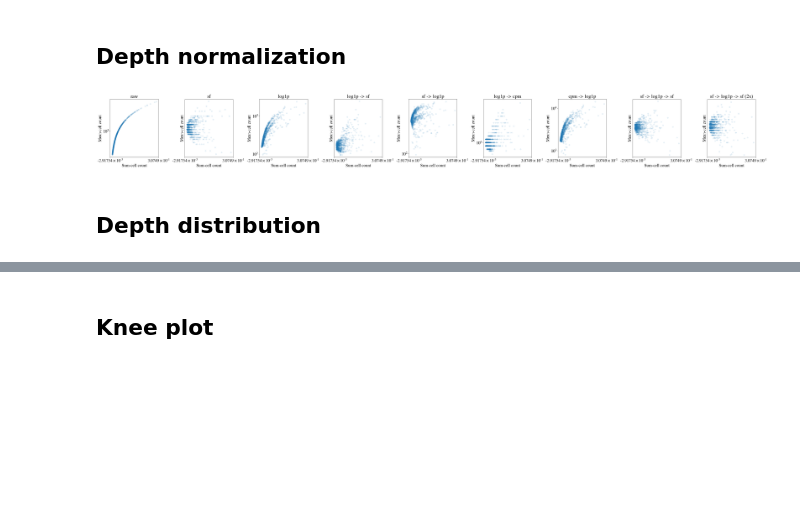
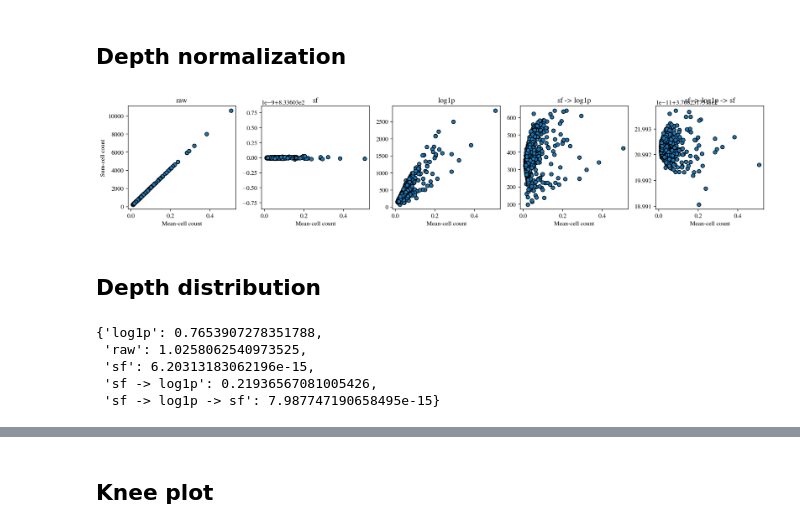
Before and after one commit to pachterlab/BHGP_2022, a Jupyter notebook: analysis/angelidis_2019.ipynb, the cells around one changed output, grey strips where cells are left out. Cells and saved outputs as stored; diff of their text form; code cells hidden in the pictures; blank space fills up the shorter version.

```diff
--- a/analysis/angelidis_2019.ipynb
+++ b/analysis/angelidis_2019.ipynb
@@ -219,27 +220,32 @@ array(['Neutrophils', 'red_blood_cells', 'Goblet_cells',
 # %% [markdown]
 ## Depth normalization
 # %%
-n = len(data.items())
-fig, axs = plt.subplots(figsize=(5*n,5), ncols=n, constrained_layout=True)
+def plot_depth_norm(data, axs):
+  p = {
+      "xlabel": "Mean-cell count",
+      "ylabel": "Sum-cell count",
+      # "xscale": "symlog",
+      # "yscale": "symlog",
+  }
 
-p = {
-    "xlabel": "Sum-cell count",
-    "ylabel": "Mean-cell count",
-    "xscale": "symlog",
-    "yscale": "symlog",
-}
+  for idx, (ax, (title, matrix)) in enumerate(zip(axs, data.items())):
+    if idx > 0:
+      p.update({"ylabel": ""})
+    x = data["raw"].mean(1)
+    y = matrix.sum(1)
+    ax.scatter(x, y, edgecolor="k")
+    p.update({"title": title})
+    ax.set(**p)
 
-for idx, (title, matrix) in enumerate(data.items()):
-
-  ax = axs[idx]
-
-  x = data["raw"].mean(1)
-  y = matrix.sum(1)
-  ax.scatter(x, y, alpha=0.1)
-  p.update({"title": title})
-  ax.set(**p)
-fig.show()
+  return axs
-# %% [output]
-[figure, removed]
+# %%
+n = len(data.items())
+fig, axs = plt.subplots(figsize=(3*n,3), ncols=n, constrained_layout=True)
+
+plot_depth_norm(data, axs)
+
+fig.show()
+# %% [output]
+[figure, added]
 # %% [markdown]
 ## Depth distribution
@@ -246 +254,9 @@ fig.show()
+# %%
+depth_cov
+# %% [output]
+{'log1p': 0.7653907278351788,
+ 'raw': 1.0258062540973525,
+ 'sf': 6.20313183062196e-15,
+ 'sf -> log1p': 0.21936567081005426,
+ 'sf -> log1p -> sf': 7.987747190658495e-15}
 # %%
```
Also changed, not shown: parts of 23 cells of this notebook.
